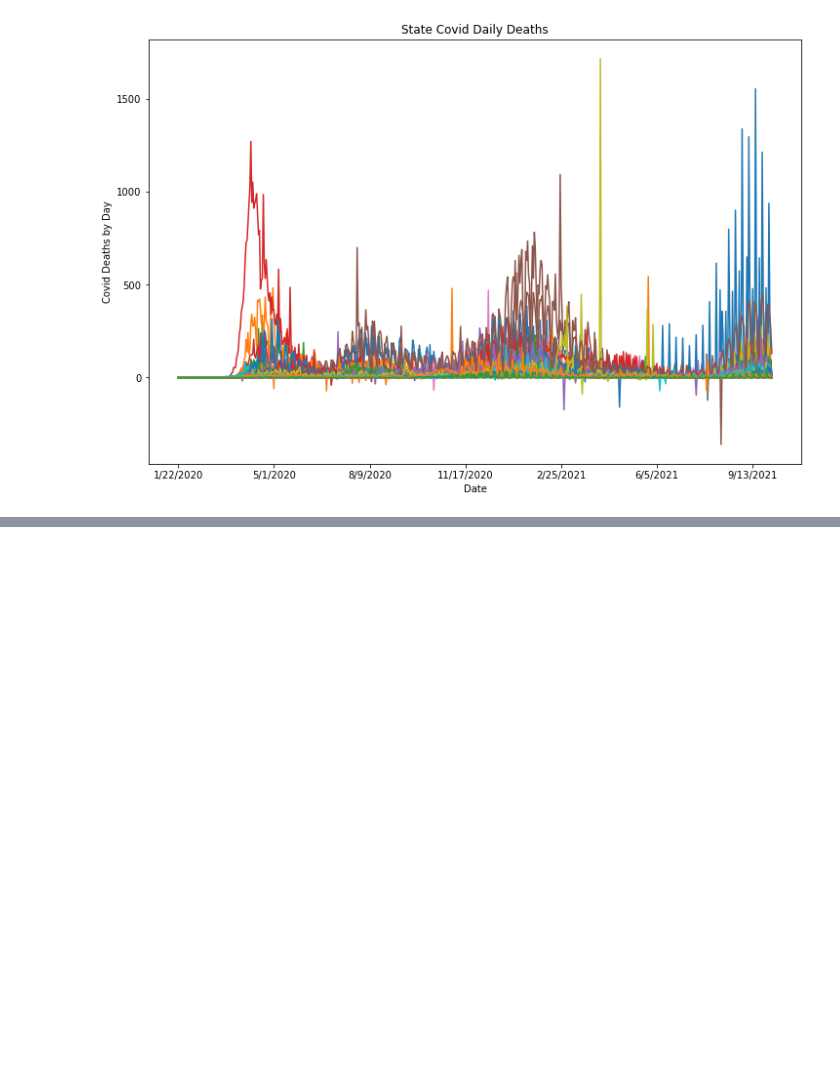
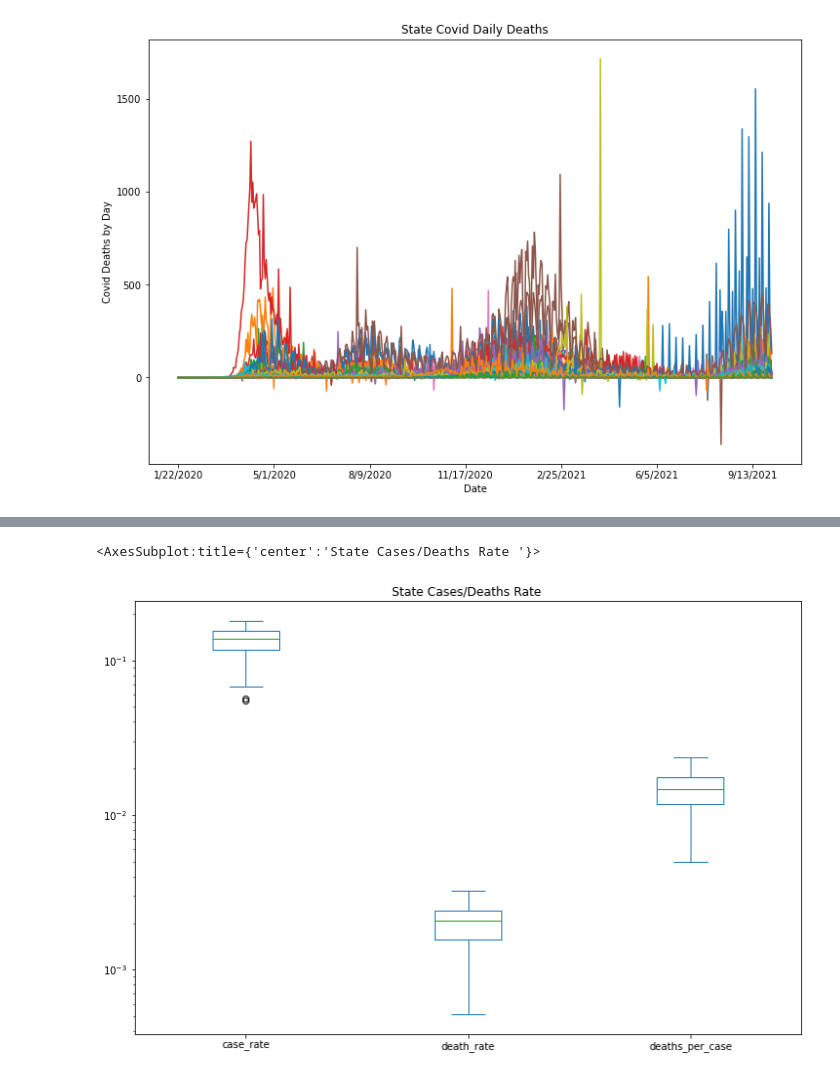
Before and after one commit to sdguerrette/capstone_project, a Jupyter notebook: daily_death_rate_plot.ipynb, the cells around one changed output, grey strips where cells are left out. Saved outputs shown, nothing was run; the diff lists cells and outputs as text; code cells hidden in the pictures; blank space fills up the shorter version.

```diff
--- a/daily_death_rate_plot.ipynb
+++ b/daily_death_rate_plot.ipynb
@@ -24,0 +75,7 @@ covid_death_df.plot(kind='line', figsize=(12,8) ,x='Unnamed: 0',legend=False, ti
+# %%
+covid_stats_df.plot(kind='box', figsize=(12,8) ,y=['case_rate','death_rate', 'deaths_per_case'],legend=False,
+                    title='State Cases/Deaths Rate ', xlabel='State',
+                    sort_columns = True, logy = True)
+# %% [output]
+<AxesSubplot:title={'center':'State Cases/Deaths Rate '}>
+[figure, added]
```
Also changed, not shown: parts of 14 cells of this notebook, 4 other files.
